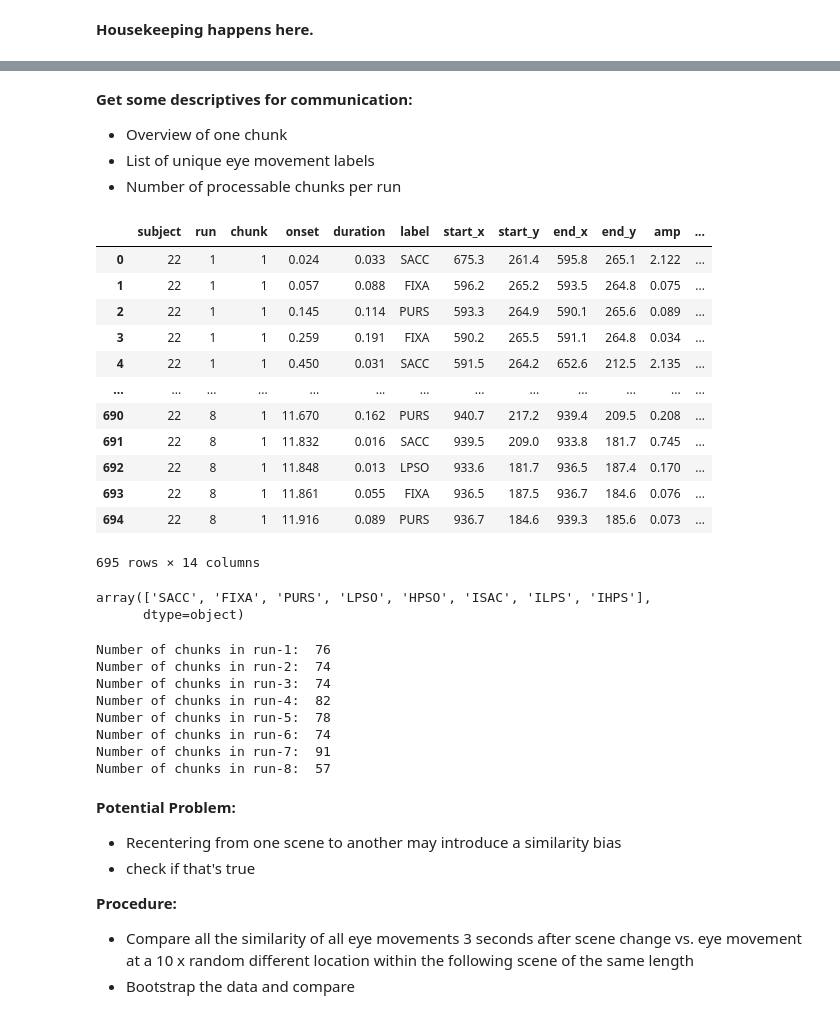
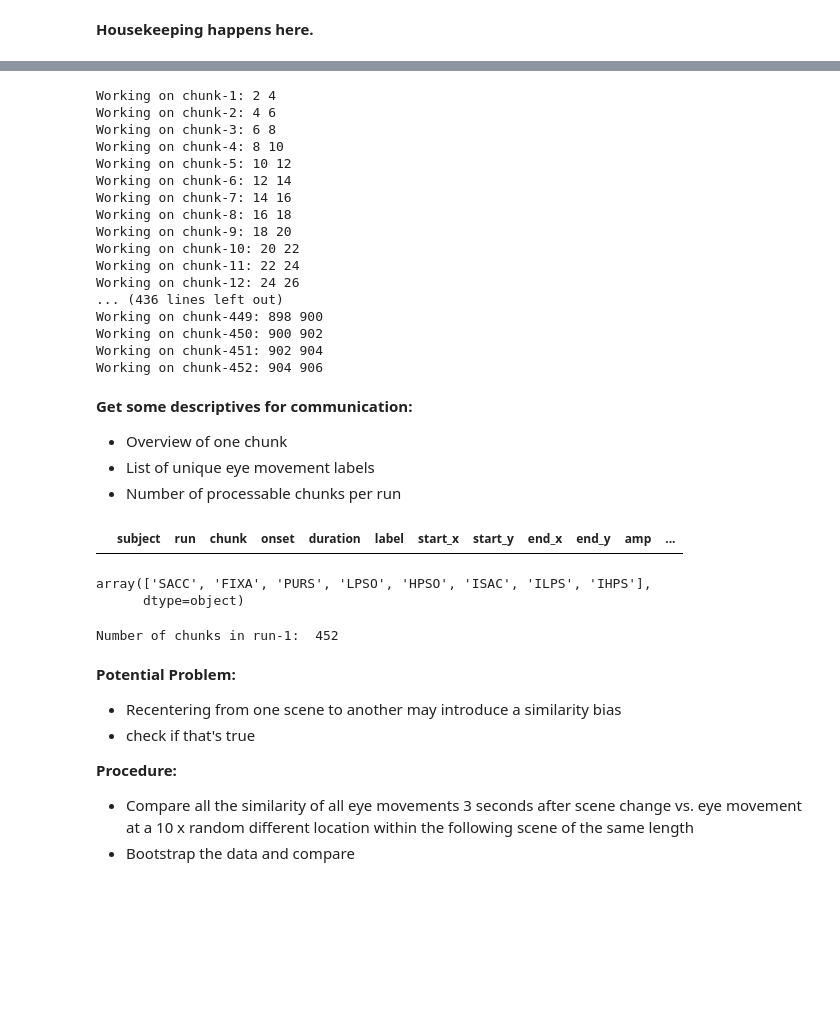
Before and after one commit to nimarek/eye_mri, a Jupyter notebook: eye_simi.ipynb, the cells around one changed output, grey strips where cells are left out. Drawn from its saved outputs; the diff is of its cells as text; code cells hidden in the pictures; blank space fills up the shorter version.

```diff
--- a/eye_simi.ipynb
+++ b/eye_simi.ipynb
@@ -20,4 +17,5 @@ import seaborn as sns
 sub_test_list = ['%.2d' % i for i in range(1, 20)]
 sub_train_list= ['%.2d' % i for i in range(21, 37)]
 run_list = ['%.1d' % j for j in range(1, 9)]
+run_list = ['1']
 # %%
@@ -93,8 +105,8 @@ def split_data(in_data, start_onset, stop_onset, time_step):
     return chunk_list
 # %%
 start_onset = 0
-stop_onset = 12
-time_step = 12
+stop_onset = 2
+time_step = 2
 
 labeled_train_data_out = []
 # %%
@@ -113,27 +125,33 @@ labeled_train_data = pd.concat(labeled_train_data_out, ignore_index=True)
 # chunk the data
 chunk_train_data = pd.concat(split_data(in_data=labeled_train_data, start_onset=start_onset,
                                         stop_onset=stop_onset, time_step=time_step), ignore_index=True)
+# %% [output]
+Working on chunk-1: 2 4
+Working on chunk-2: 4 6
+Working on chunk-3: 6 8
+Working on chunk-4: 8 10
+Working on chunk-5: 10 12
+Working on chunk-6: 12 14
+Working on chunk-7: 14 16
+Working on chunk-8: 16 18
+Working on chunk-9: 18 20
+Working on chunk-10: 20 22
+Working on chunk-11: 22 24
+Working on chunk-12: 24 26
+... (436 lines left out)
+Working on chunk-449: 898 900
+Working on chunk-450: 900 902
+Working on chunk-451: 902 904
+Working on chunk-452: 904 906
 # %% [markdown]
 **Get some descriptives for communication:**
 - Overview of one chunk
 - List of unique eye movement labels
 - Number of processable chunks per run
 # %%
-chunk_train_data[(chunk_train_data['subject'] == 22) & (chunk_train_data['chunk'] == 1)]
+chunk_train_data[(chunk_train_data['subject'] == 1) & (chunk_train_data['chunk'] == 1)]
 # %% [output]
 |  | subject | run | chunk | onset | duration | label | start_x | start_y | end_x | end_y | amp | ... |
-| 0 | 22 | 1 | 1 | 0.024 | 0.033 | SACC | 675.3 | 261.4 | 595.8 | 265.1 | 2.122 | ... |
-| 1 | 22 | 1 | 1 | 0.057 | 0.088 | FIXA | 596.2 | 265.2 | 593.5 | 264.8 | 0.075 | ... |
-| 2 | 22 | 1 | 1 | 0.145 | 0.114 | PURS | 593.3 | 264.9 | 590.1 | 265.6 | 0.089 | ... |
-| 3 | 22 | 1 | 1 | 0.259 | 0.191 | FIXA | 590.2 | 265.5 | 591.1 | 264.8 | 0.034 | ... |
-| 4 | 22 | 1 | 1 | 0.450 | 0.031 | SACC | 591.5 | 264.2 | 652.6 | 212.5 | 2.135 | ... |
-| ... | ... | ... | ... | ... | ... | ... | ... | ... | ... | ... | ... | ... |
-| 690 | 22 | 8 | 1 | 11.670 | 0.162 | PURS | 940.7 | 217.2 | 939.4 | 209.5 | 0.208 | ... |
-| 691 | 22 | 8 | 1 | 11.832 | 0.016 | SACC | 939.5 | 209.0 | 933.8 | 181.7 | 0.745 | ... |
-| 692 | 22 | 8 | 1 | 11.848 | 0.013 | LPSO | 933.6 | 181.7 | 936.5 | 187.4 | 0.170 | ... |
-| 693 | 22 | 8 | 1 | 11.861 | 0.055 | FIXA | 936.5 | 187.5 | 936.7 | 184.6 | 0.076 | ... |
-| 694 | 22 | 8 | 1 | 11.916 | 0.089 | PURS | 936.7 | 184.6 | 939.3 | 185.6 | 0.073 | ... |
-695 rows × 14 columns
 # %%
 eyegaze_features = pd.unique(chunk_train_data['label']) # categorical data: get different labels types
 eyegaze_features
@@ -145,14 +163,7 @@ for run in run_list:
     print(f'Number of chunks in run-{run}: ',
           np.max(chunk_train_data[(chunk_train_data['run'] == int(run))]['chunk']))
 # %% [output]
-Number of chunks in run-1:  76
-Number of chunks in run-2:  74
-Number of chunks in run-3:  74
-Number of chunks in run-4:  82
-Number of chunks in run-5:  78
-Number of chunks in run-6:  74
-Number of chunks in run-7:  91
-Number of chunks in run-8:  57
+Number of chunks in run-1:  452
 # %% [markdown]
 **Potential Problem:**
 - Recentering from one scene to another may introduce a similarity bias
```
Also changed, not shown: parts of 18 cells of this notebook, 1 other file.
